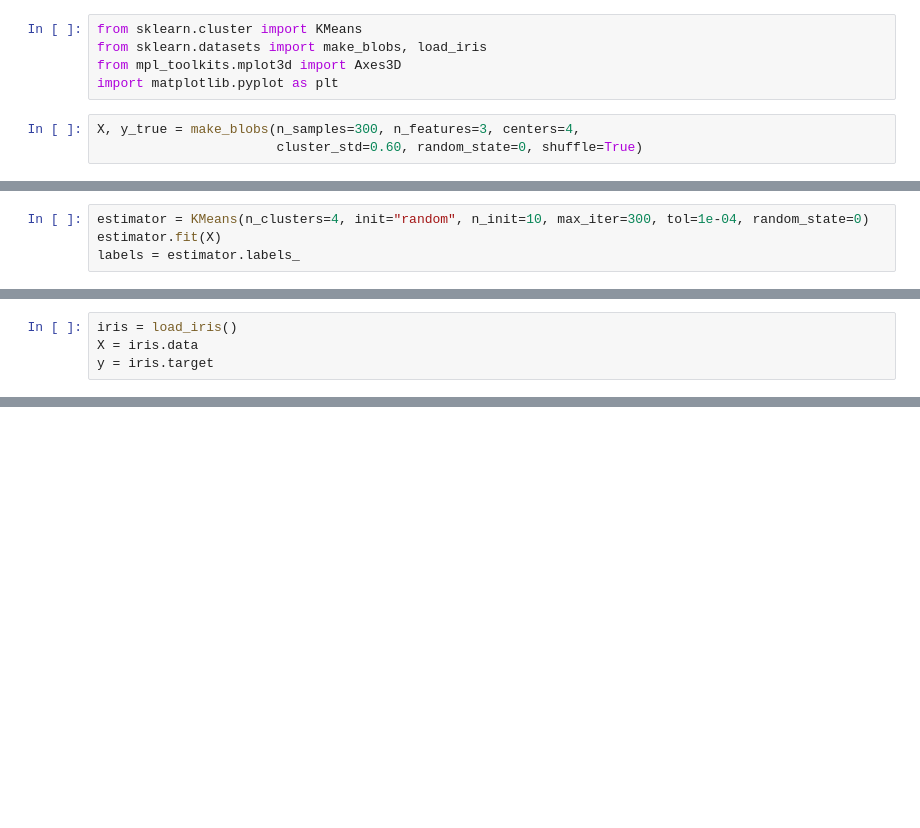
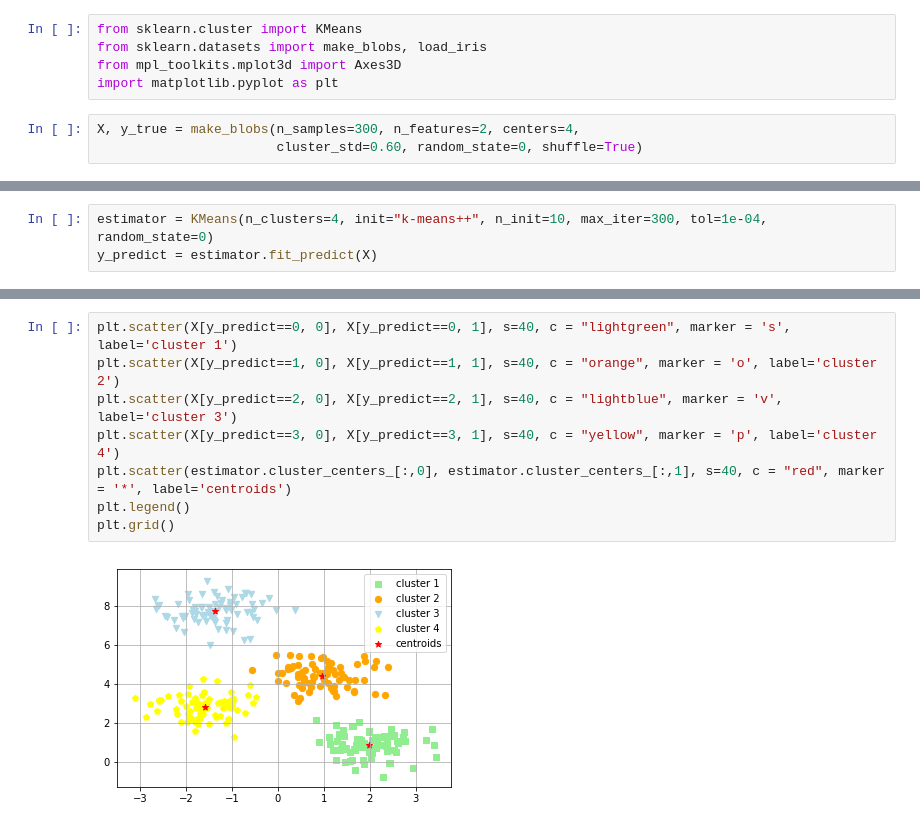
Before and after one commit to l15973/e-newsletters, a Jupyter notebook: KMeans/Elbow method and silhouette analysis.ipynb, the cells around one changed output, grey strips where cells are left out. Cells and saved outputs as stored; diff of their text form; blank space fills up the shorter version.

```diff
--- a/KMeans/Elbow method and silhouette analysis.ipynb
+++ b/KMeans/Elbow method and silhouette analysis.ipynb
@@ -4,5 +4,5 @@ from sklearn.datasets import make_blobs, load_iris
 from mpl_toolkits.mplot3d import Axes3D
 import matplotlib.pyplot as plt
 # %%
-X, y_true = make_blobs(n_samples=300, n_features=3, centers=4,
+X, y_true = make_blobs(n_samples=300, n_features=2, centers=4,
                        cluster_std=0.60, random_state=0, shuffle=True)
@@ -15,4 +14,3 @@ ax = Axes3D(fig, rect=[0, 0, .95, 1], elev=48, azim=134)
 # %%
-estimator = KMeans(n_clusters=4, init="random", n_init=10, max_iter=300, tol=1e-04, random_state=0)
-estimator.fit(X)
-labels = estimator.labels_
+estimator = KMeans(n_clusters=4, init="k-means++", n_init=10, max_iter=300, tol=1e-04, random_state=0)
+y_predict = estimator.fit_predict(X)
@@ -70,4 +16,0 @@ KMeans(algorithm='auto', copy_x=True, init='random', max_iter=300,
-# %%
-iris = load_iris()
-X = iris.data
-y = iris.target
@@ -93,0 +34,10 @@ X,Y
+# %%
+plt.scatter(X[y_predict==0, 0], X[y_predict==0, 1], s=40, c = "lightgreen", marker = 's', label='cluster 1')
+plt.scatter(X[y_predict==1, 0], X[y_predict==1, 1], s=40, c = "orange", marker = 'o', label='cluster 2')
+plt.scatter(X[y_predict==2, 0], X[y_predict==2, 1], s=40, c = "lightblue", marker = 'v', label='cluster 3')
+plt.scatter(X[y_predict==3, 0], X[y_predict==3, 1], s=40, c = "yellow", marker = 'p', label='cluster 4')
+plt.scatter(estimator.cluster_centers_[:,0], estimator.cluster_centers_[:,1], s=40, c = "red", marker = '*', label='centroids')
+plt.legend()
+plt.grid()
+# %% [output]
+[figure, added]
```
Also changed, not shown: parts of 15 cells of this notebook, 1 other file.
